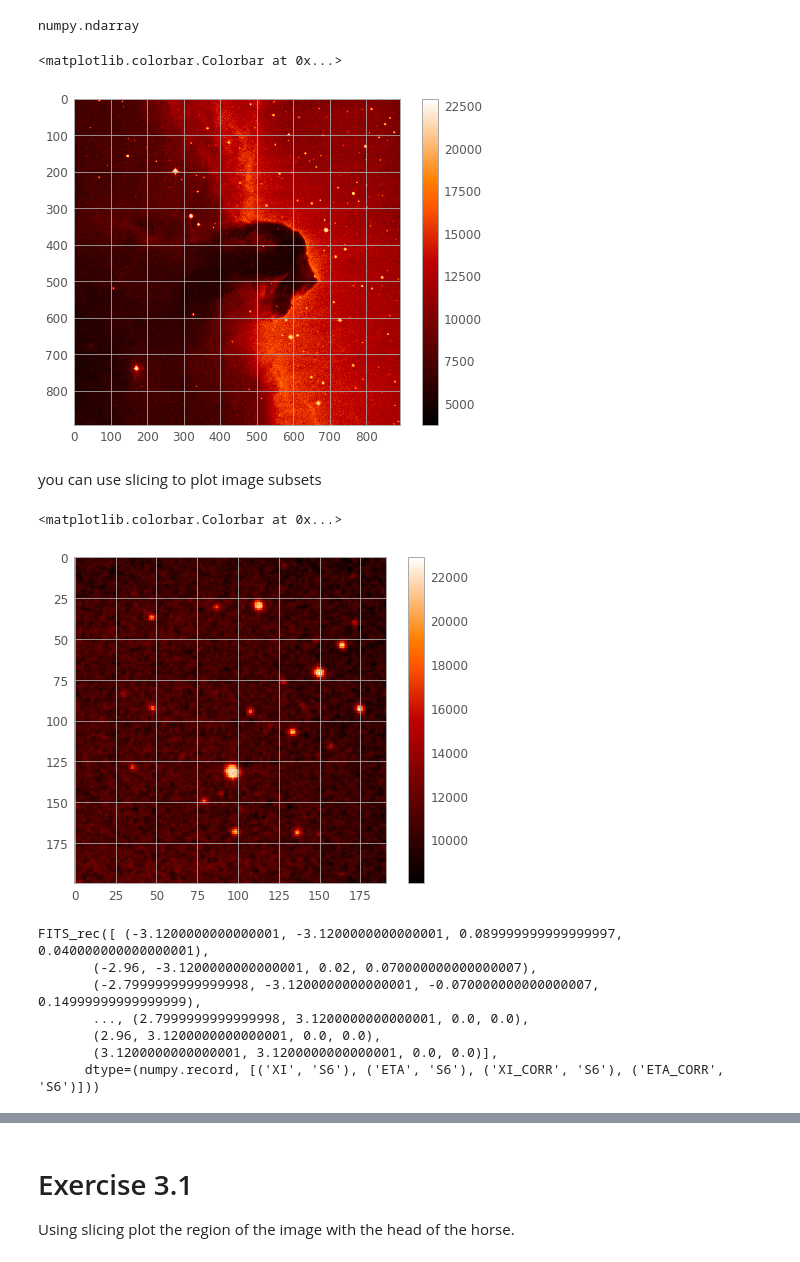
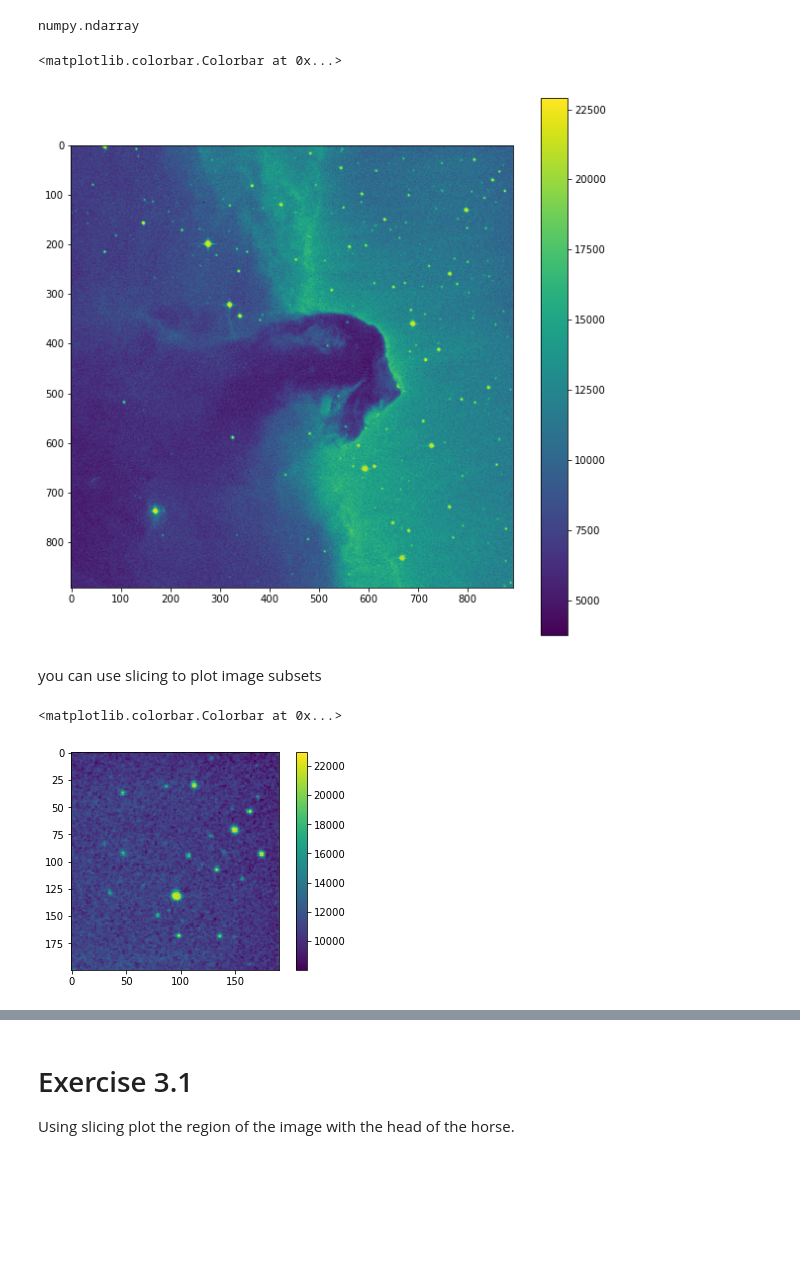
Before and after one commit to AndeanROAD/PythonISYA, a Jupyter notebook: 04.Astropy/03_FITS.ipynb, the cells around one changed output, grey strips where cells are left out. Saved outputs shown, nothing was run; the diff lists cells and outputs as text; code cells hidden in the pictures; blank space fills up the shorter version.

```diff
--- a/04.Astropy/03_FITS.ipynb
+++ b/04.Astropy/03_FITS.ipynb
@@ -13,6 +11,3 @@ Setup the plotting style
-# %%
-from astropy.visualization import astropy_mpl_style
-plt.style.use(astropy_mpl_style)
 # %% [markdown]
 Download the data
 # %%
@@ -47,28 +40,17 @@ type(image_data) # this is a numpy array
 # %% [output]
 numpy.ndarray
 # %%
-plt.figure()
+plt.figure(figsize=(10,10))
 plt.imshow(image_data)
 plt.colorbar()
 # %% [output]
 <matplotlib.colorbar.Colorbar at 0x...>
-[figure, old version]
+[figure, new version]
 # %% [markdown]
 you can use slicing to plot image subsets
 # %%
-plt.figure()
 plt.imshow(image_data[:200,700:])
 plt.colorbar()
 # %% [output]
 <matplotlib.colorbar.Colorbar at 0x...>
-[figure, old version]
+[figure, new version]
-# %%
-table_data
-# %% [output]
-FITS_rec([ (-3.1200000000000001, -3.1200000000000001, 0.089999999999999997, 0.040000000000000001),
-       (-2.96, -3.1200000000000001, 0.02, 0.070000000000000007),
-       (-2.7999999999999998, -3.1200000000000001, -0.070000000000000007, 0.14999999999999999),
-       ..., (2.7999999999999998, 3.1200000000000001, 0.0, 0.0),
-       (2.96, 3.1200000000000001, 0.0, 0.0),
-       (3.1200000000000001, 3.1200000000000001, 0.0, 0.0)],
-      dtype=(numpy.record, [('XI', 'S6'), ('ETA', 'S6'), ('XI_CORR', 'S6'), ('ETA_CORR', 'S6')]))
```
Also changed, not shown: parts of 4 cells of this notebook, 1 other file.
